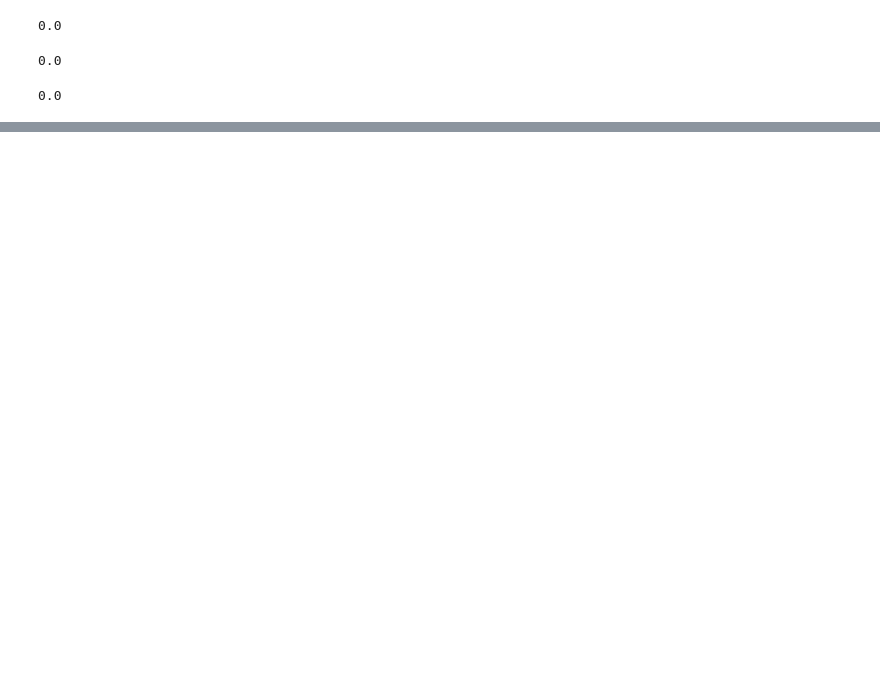
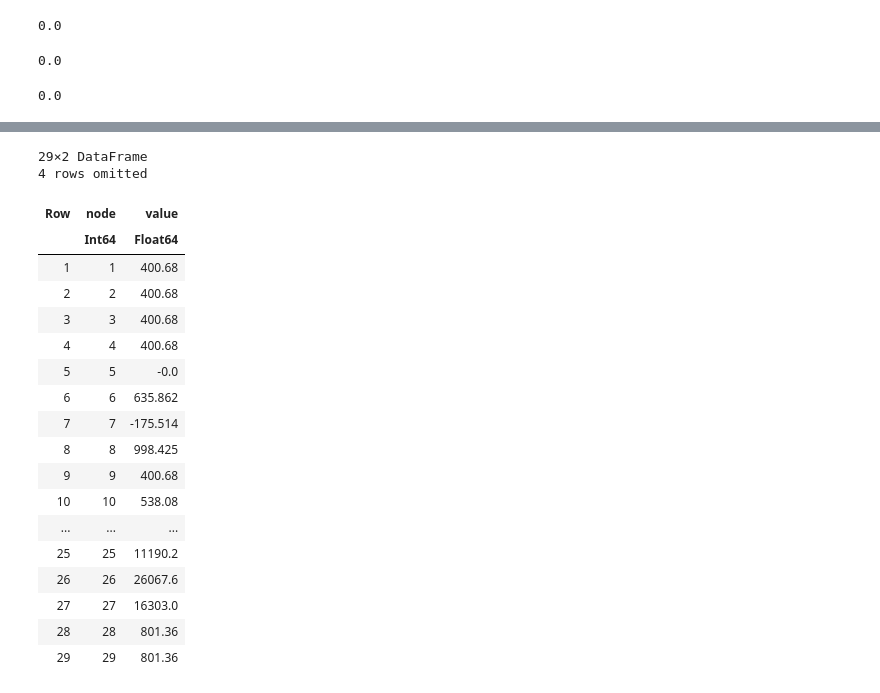
Before and after one commit to salbert-antwi/power-systems-optimization, a Jupyter notebook: Notebooks/MarketModelling_Attempt.ipynb, the cells around one changed output, grey strips where cells are left out. Drawn from its saved outputs; the diff is of its cells as text; code cells hidden in the pictures; blank space fills up the shorter version.

```diff
--- a/Notebooks/MarketModelling_Attempt.ipynb
+++ b/Notebooks/MarketModelling_Attempt.ipynb
@@ -358,0 +532,23 @@ lines
+# %%
+solution.prices
+# %% [output]
+29×2 DataFrame
+4 rows omitted
+| Row | node | value |
+|  | Int64 | Float64 |
+| 1 | 1 | 400.68 |
+| 2 | 2 | 400.68 |
+| 3 | 3 | 400.68 |
+| 4 | 4 | 400.68 |
+| 5 | 5 | -0.0 |
+| 6 | 6 | 635.862 |
+| 7 | 7 | -175.514 |
+| 8 | 8 | 998.425 |
+| 9 | 9 | 400.68 |
+| 10 | 10 | 538.08 |
+| ... | ... | ... |
+| 25 | 25 | 11190.2 |
+| 26 | 26 | 26067.6 |
+| 27 | 27 | 16303.0 |
+| 28 | 28 | 801.36 |
+| 29 | 29 | 801.36 |
```
Also changed, not shown: parts of 11 cells of this notebook.
